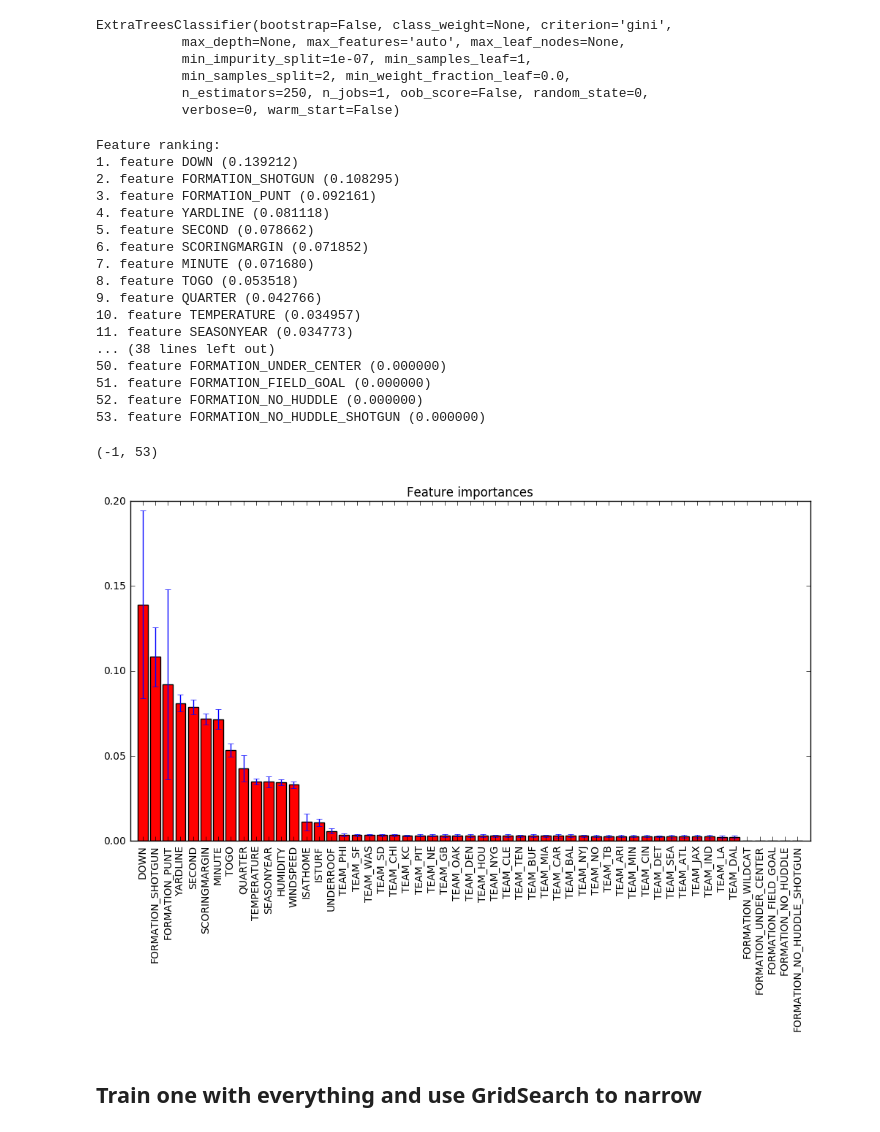
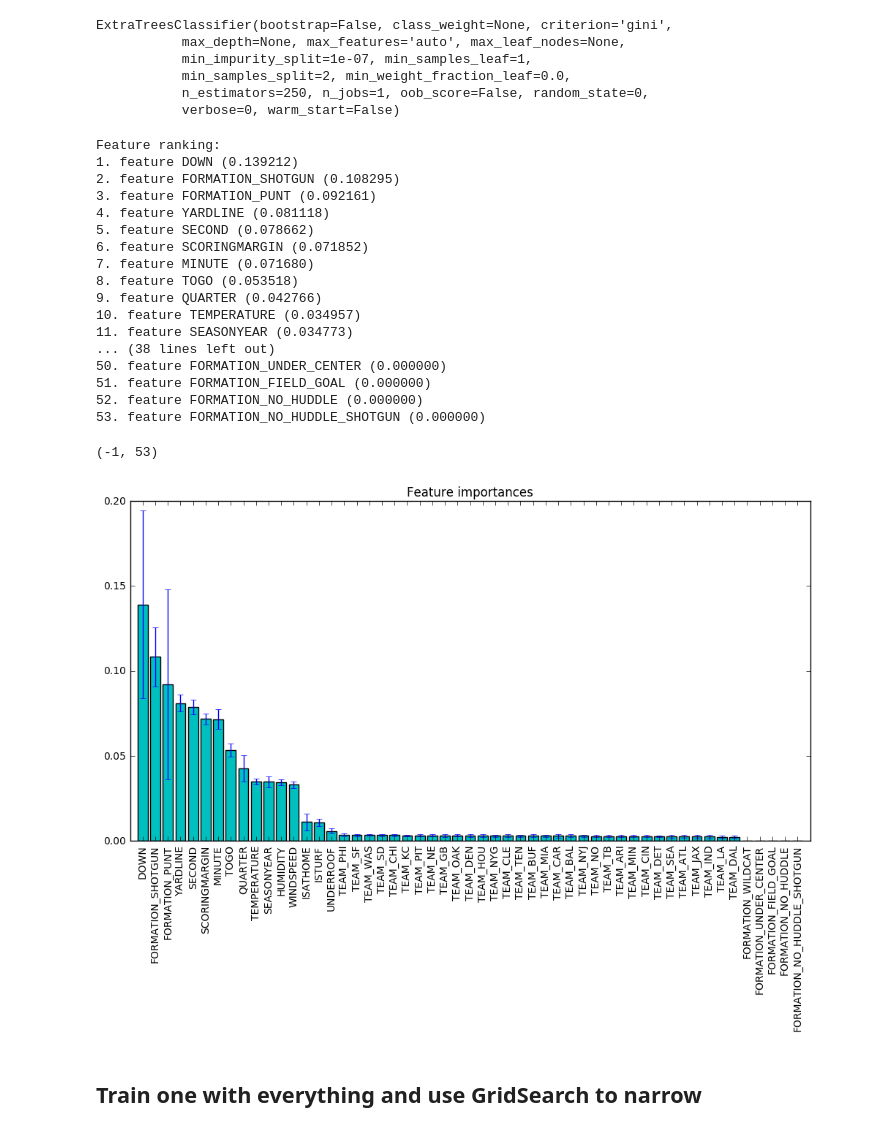
Before and after one commit to zreyn/nfl, a Jupyter notebook: notebooks/nfl-modeling.ipynb, the cells around one changed output. Cells and saved outputs as stored; diff of their text form; code cells hidden in the pictures.

Commit message:
beefed up the readme partially and added  a feature importances figure

```diff
--- a/notebooks/nfl-modeling.ipynb
+++ b/notebooks/nfl-modeling.ipynb
@@ -111,6 +121,6 @@ X_train, X_test, y_train, y_test = train_test_split(X, y, random_state=22)
 # %%
 # gradient boosting classifier
 gbc = GradientBoostingClassifier(subsample=0.5)
-gbc.fit(X_train, y_train)
+gbc.fit(X, y)
 print(cross_val_score(gbc, X, y))
 # %% [output]
@@ -661,16 +671,6 @@ def get_scores(model, X_train, X_test, y_train, y_test, labels):
     return model.score(X_test, y_test), \
            precision_score(y_test, y_predict, average='weighted', labels=labels), \
            recall_score(y_test, y_predict, average='weighted', labels=labels)
-# %%
-# prep the data
-pbp = prep(pbp_train_raw.copy())
-
-# split the class from the values
-y = pbp['Play']
-X = pbp.drop(['Play'], axis=1).values
-
-# save a test set
-X_train, X_test, y_train, y_test = train_test_split(X, y, random_state=22)
 # %%
 #print gbc.classes_
 labels = ['KICK', 'PASS', 'RUSH']
@@ -951,35 +943,35 @@ print("Feature ranking:")
 feature_names = []
 for f in range(X.shape[1]):
     print("%d. feature %s (%f)" % (f + 1, col_names[indices[f]], importances[indices[f]]))
     feature_names.append(col_names[indices[f]])
 
 # Plot the feature importances of the forest
 plt.figure(figsize=(12,6))
 plt.title("Feature importances")
 plt.bar(range(X.shape[1]), importances[indices],
-       color="r", yerr=std[indices], align="center")
+       color="c", yerr=std[indices], align="center")
 plt.xticks(range(X.shape[1]), feature_names, rotation='vertical')
 plt.xlim([-1, X.shape[1]])
 # %% [output]
 Feature ranking:
 1. feature DOWN (0.139212)
 2. feature FORMATION_SHOTGUN (0.108295)
 3. feature FORMATION_PUNT (0.092161)
 4. feature YARDLINE (0.081118)
 5. feature SECOND (0.078662)
 6. feature SCORINGMARGIN (0.071852)
 7. feature MINUTE (0.071680)
 8. feature TOGO (0.053518)
 9. feature QUARTER (0.042766)
 10. feature TEMPERATURE (0.034957)
 11. feature SEASONYEAR (0.034773)
 ... (38 lines left out)
 50. feature FORMATION_UNDER_CENTER (0.000000)
 51. feature FORMATION_FIELD_GOAL (0.000000)
 52. feature FORMATION_NO_HUDDLE (0.000000)
 53. feature FORMATION_NO_HUDDLE_SHOTGUN (0.000000)
 (-1, 53)
-[figure, old version]
+[figure, new version]
 # %% [markdown]
 ## Train one with everything and use GridSearch to narrow
 # %%
```
Also changed, not shown: parts of 13 cells of this notebook, 2 other files.
